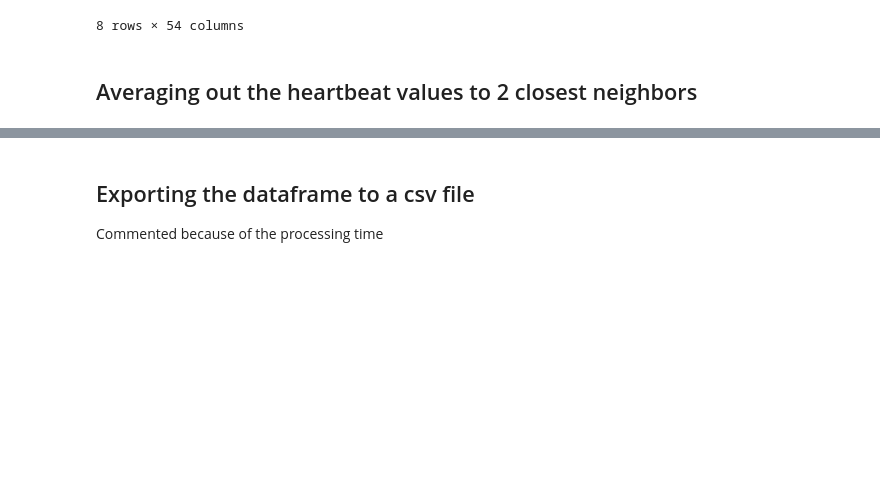
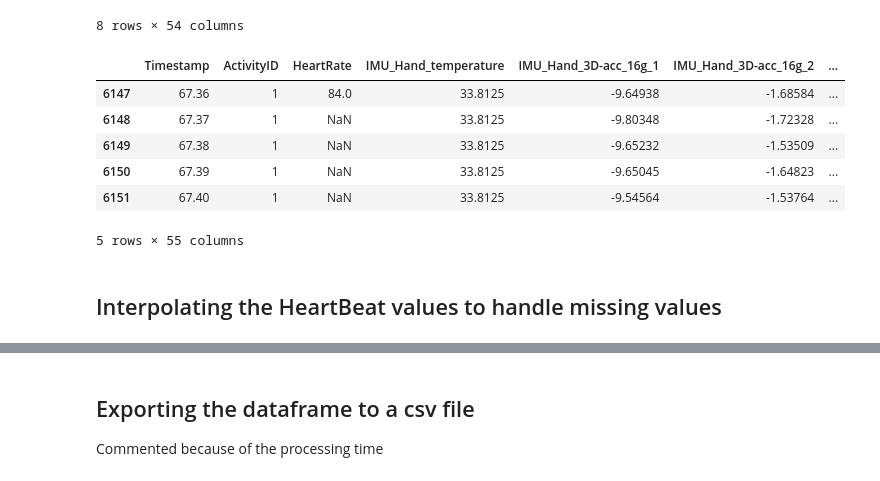
Before and after one commit to vishumanvi/cmpe255-termproject, a Jupyter notebook: CMPE255-HumanActivityClassifier.ipynb, the cells around one changed output, grey strips where cells are left out. Cells and saved outputs as stored; diff of their text form; code cells hidden in the pictures; blank space fills up the shorter version.

```diff
--- a/CMPE255-HumanActivityClassifier.ipynb
+++ b/CMPE255-HumanActivityClassifier.ipynb
@@ -151,5 +151,3 @@ all_subject_df.describe()
 | 75% | 2.663610e+03 | 1.300000e+01 | 124.000000 | 3.406250e+01 | -9.430042e-01 | 6.454320e+00 | ... |
 | max | 4.245680e+03 | 2.400000e+01 | 202.000000 | 3.550000e+01 | 6.285960e+01 | 1.556990e+02 | ... |
 8 rows × 54 columns
-# %% [markdown]
-## Averaging out the heartbeat values to 2 closest neighbors
@@ -184,0 +154,12 @@ add_missing_heartbeat_values()
+# %%
+all_subject_df.head()
+# %% [output]
+|  | Timestamp | ActivityID | HeartRate | IMU_Hand_temperature | IMU_Hand_3D-acc_16g_1 | IMU_Hand_3D-acc_16g_2 | ... |
+| 6147 | 67.36 | 1 | 84.0 | 33.8125 | -9.64938 | -1.68584 | ... |
+| 6148 | 67.37 | 1 | NaN | 33.8125 | -9.80348 | -1.72328 | ... |
+| 6149 | 67.38 | 1 | NaN | 33.8125 | -9.65232 | -1.53509 | ... |
+| 6150 | 67.39 | 1 | NaN | 33.8125 | -9.65045 | -1.64823 | ... |
+| 6151 | 67.40 | 1 | NaN | 33.8125 | -9.54564 | -1.53764 | ... |
+5 rows × 55 columns
+# %% [markdown]
+## Interpolating the HeartBeat values to handle missing values
```
Also changed, not shown: parts of 43 cells of this notebook.
